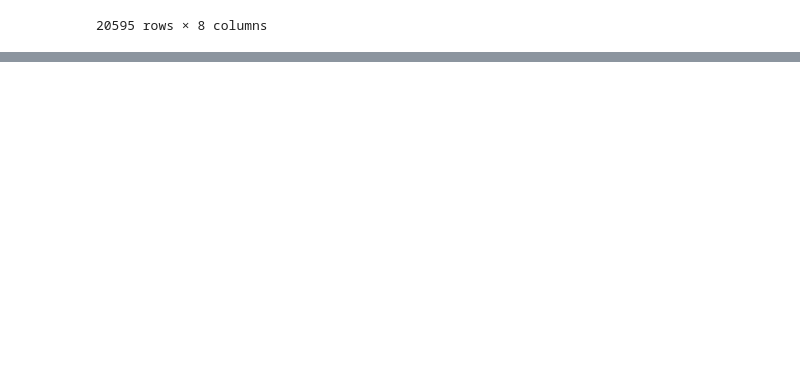
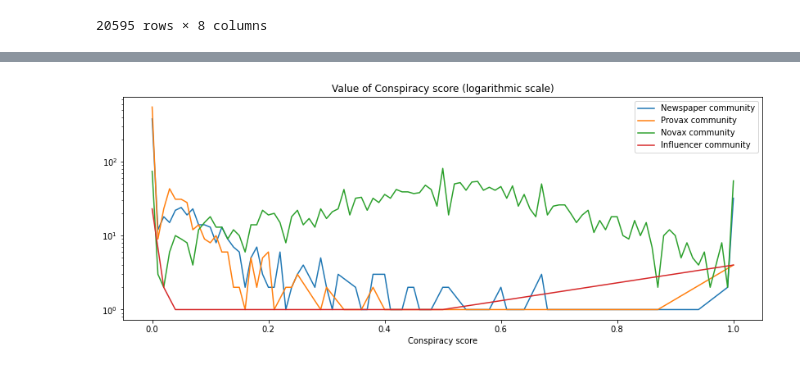
Before and after one commit to gi-ux/Vaccines_Discussion_Italy, a Jupyter notebook: Laura/10.Good_Vs_Bad.ipynb, the cells around one changed output, grey strips where cells are left out. Drawn from its saved outputs; the diff is of its cells as text; code cells hidden in the pictures; blank space fills up the shorter version.

```diff
--- a/Laura/10.Good_Vs_Bad.ipynb
+++ b/Laura/10.Good_Vs_Bad.ipynb
@@ -308,0 +327,25 @@ Name: reason, dtype: int64
+# %%
+merged_louvain = louvain.merge(cred_user, left_on="name", right_on="user_screen_name", how="left")
+merged_louvain_bad = merged_louvain[merged_louvain["community"]==4]
+merged_louvain_good = merged_louvain[merged_louvain["community"]==0]
+merged_louvain_influencer = merged_louvain[merged_louvain["community"]==2]
+merged_louvain_paper = merged_louvain[merged_louvain["community"]==3]
+# %%
+# Line plot
+x = pd.Series(merged_louvain_paper["conspiracy_score"]).value_counts().sort_index(ascending=False)
+x2 = pd.Series(merged_louvain_good["conspiracy_score"]).value_counts().sort_index(ascending=False)
+x3 = pd.Series(merged_louvain_bad["conspiracy_score"]).value_counts().sort_index(ascending=False)
+x4 = pd.Series(merged_louvain_influencer["conspiracy_score"]).value_counts().sort_index(ascending=False)
+plt.plot(list(x.keys()), list(x.values), label="Newspaper community")
+plt.plot(list(x2.keys()), list(x2.values), label="Provax community")
+plt.plot(list(x3.keys()), list(x3.values), label="Novax community")
+plt.plot(list(x4.keys()), list(x4.values), label="Influencer community")
+
+plt.legend(loc='upper right')
+plt.title("Value of Conspiracy score (logarithmic scale)")
+plt.yscale('log', nonposy='clip')
+plt.xlabel("Conspiracy score")
+plt.rcParams["figure.figsize"] = (14,5)
+plt.show()
+# %% [output]
+[figure, added]
```
Also changed, not shown: parts of 19 cells of this notebook, 4 other files.
